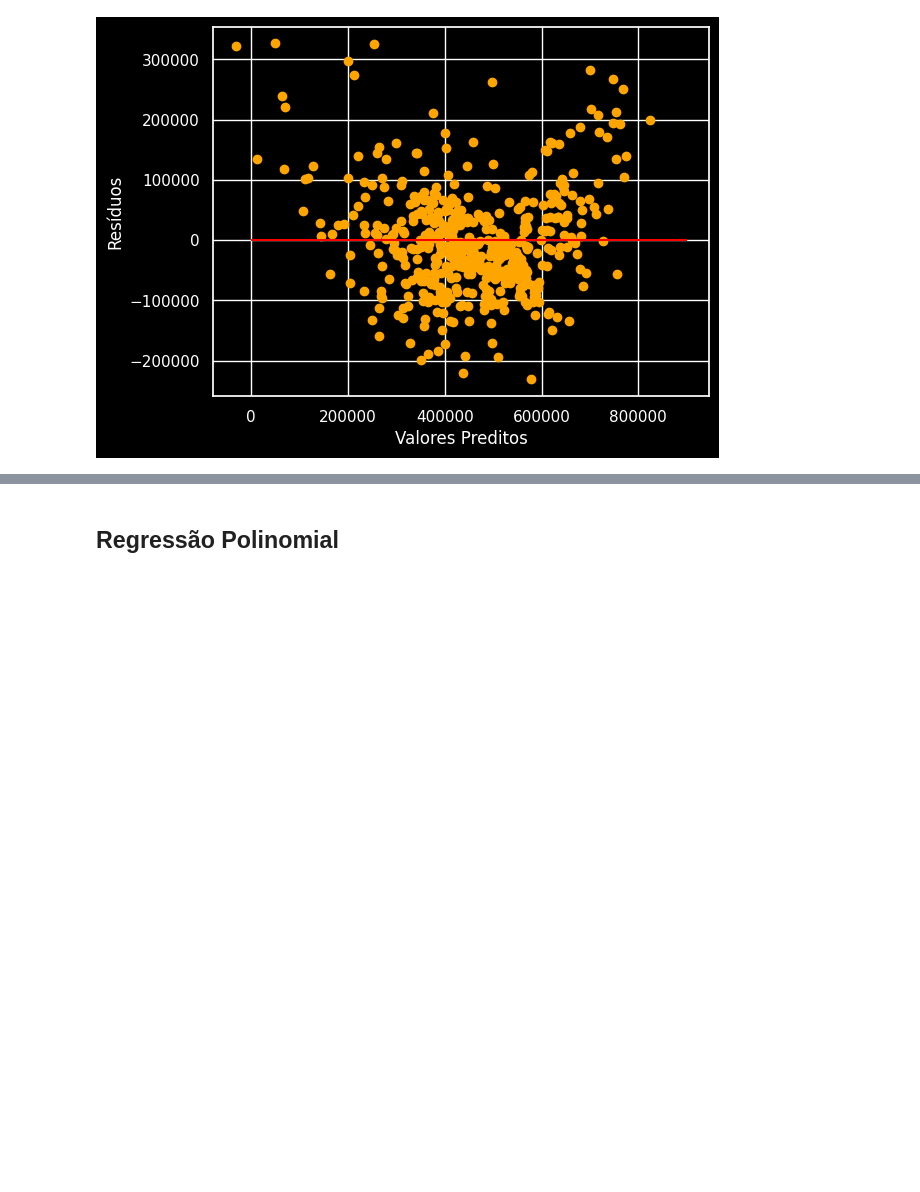
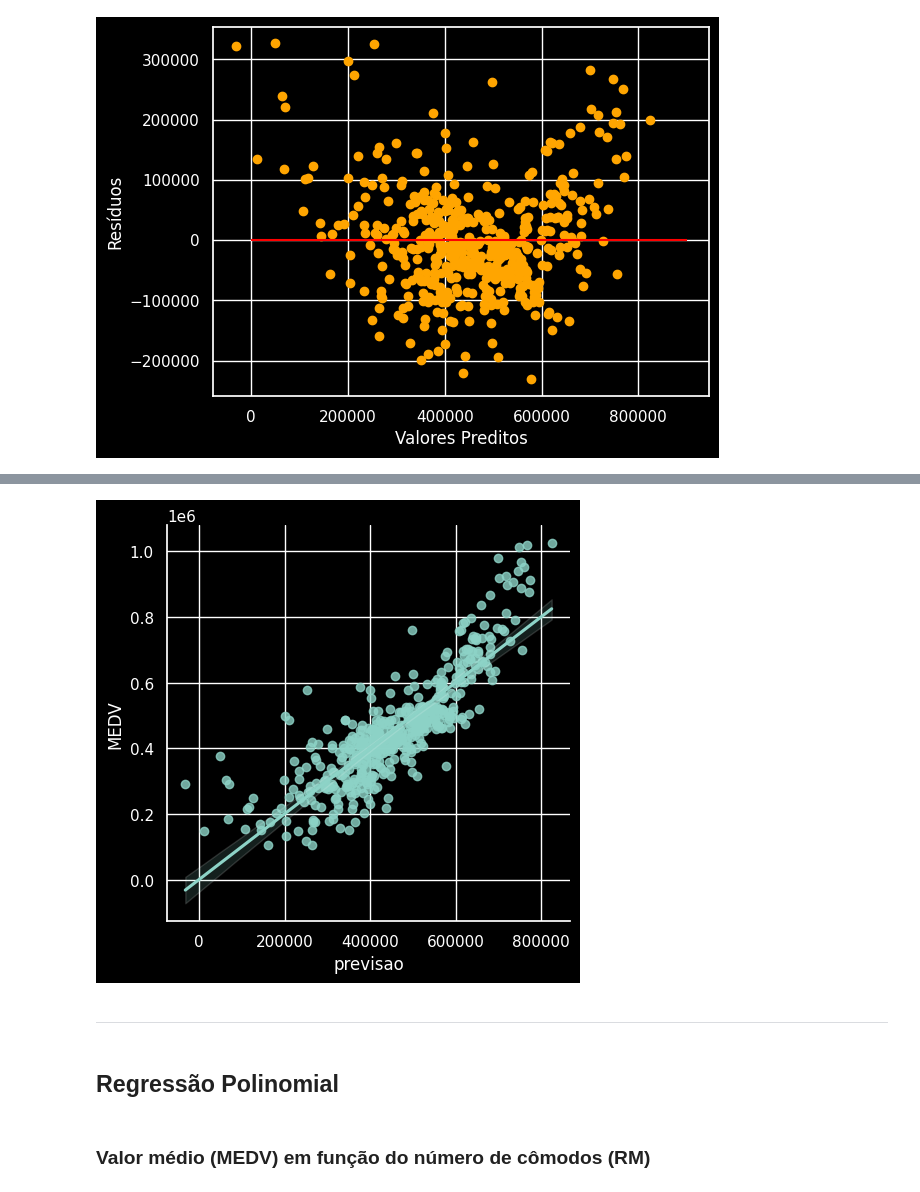
Before and after one commit to DiogoMonteiro99/repos, a Jupyter notebook: casas_boston.ipynb, the cells around one changed output, grey strips where cells are left out. Saved outputs shown, nothing was run; the diff lists cells and outputs as text; code cells hidden in the pictures; blank space fills up the shorter version.

```diff
--- a/casas_boston.ipynb
+++ b/casas_boston.ipynb
@@ -1392,0 +1483,2 @@ plt.show()
+# %%
+df['previsao'] = modelo.fittedvalues
@@ -1393,2 +1494,10 @@ plt.show()
+# %%
+sns.lmplot(x='previsao', y='MEDV', data=df);
+# %% [output]
+[figure, added]
+# %% [markdown]
+----
 # %% [markdown]
 ## **Regressão Polinomial**
+# %% [markdown]
+### Valor médio (MEDV) em função do número de cômodos (RM)
```
Also changed, not shown: parts of 59 cells of this notebook.
